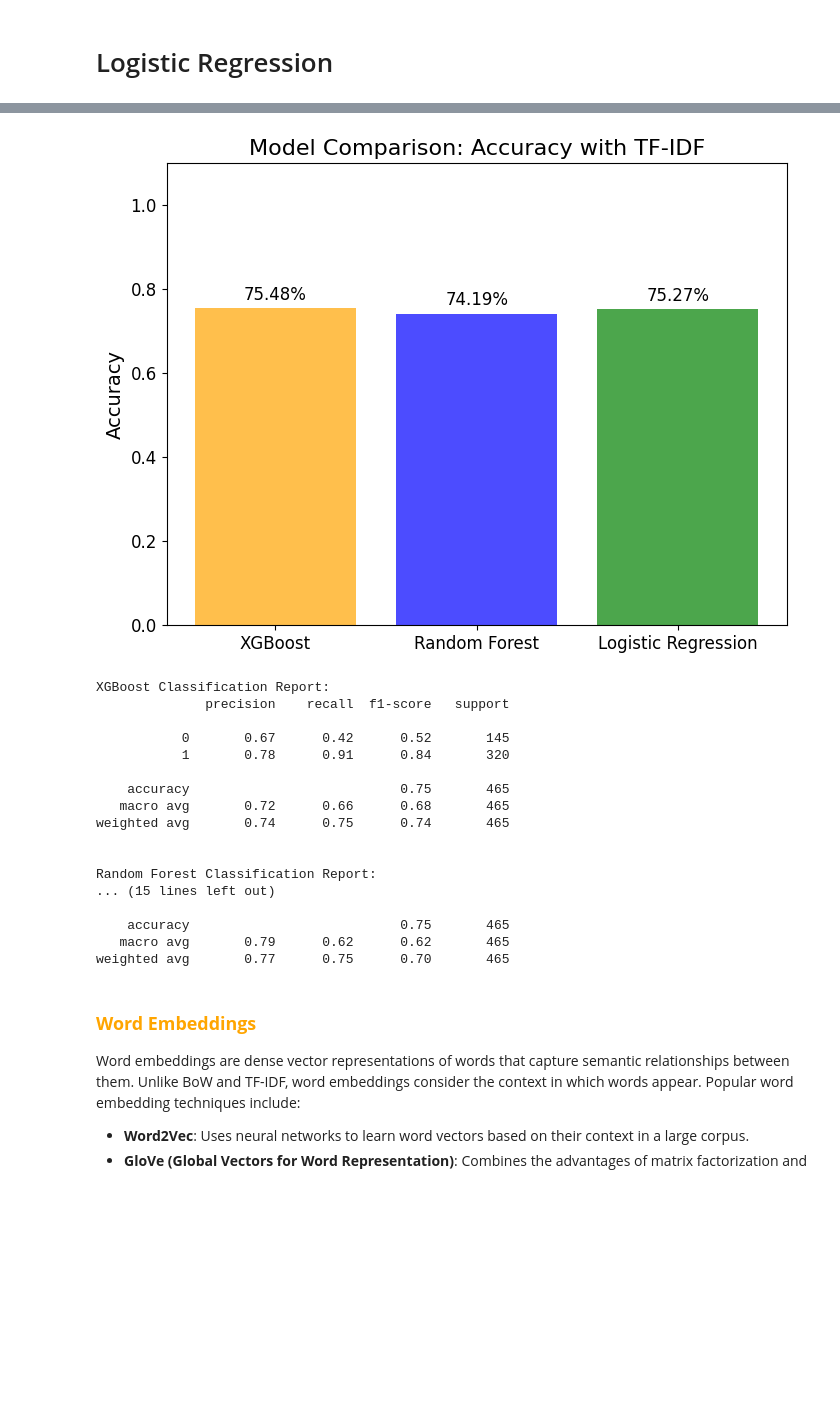
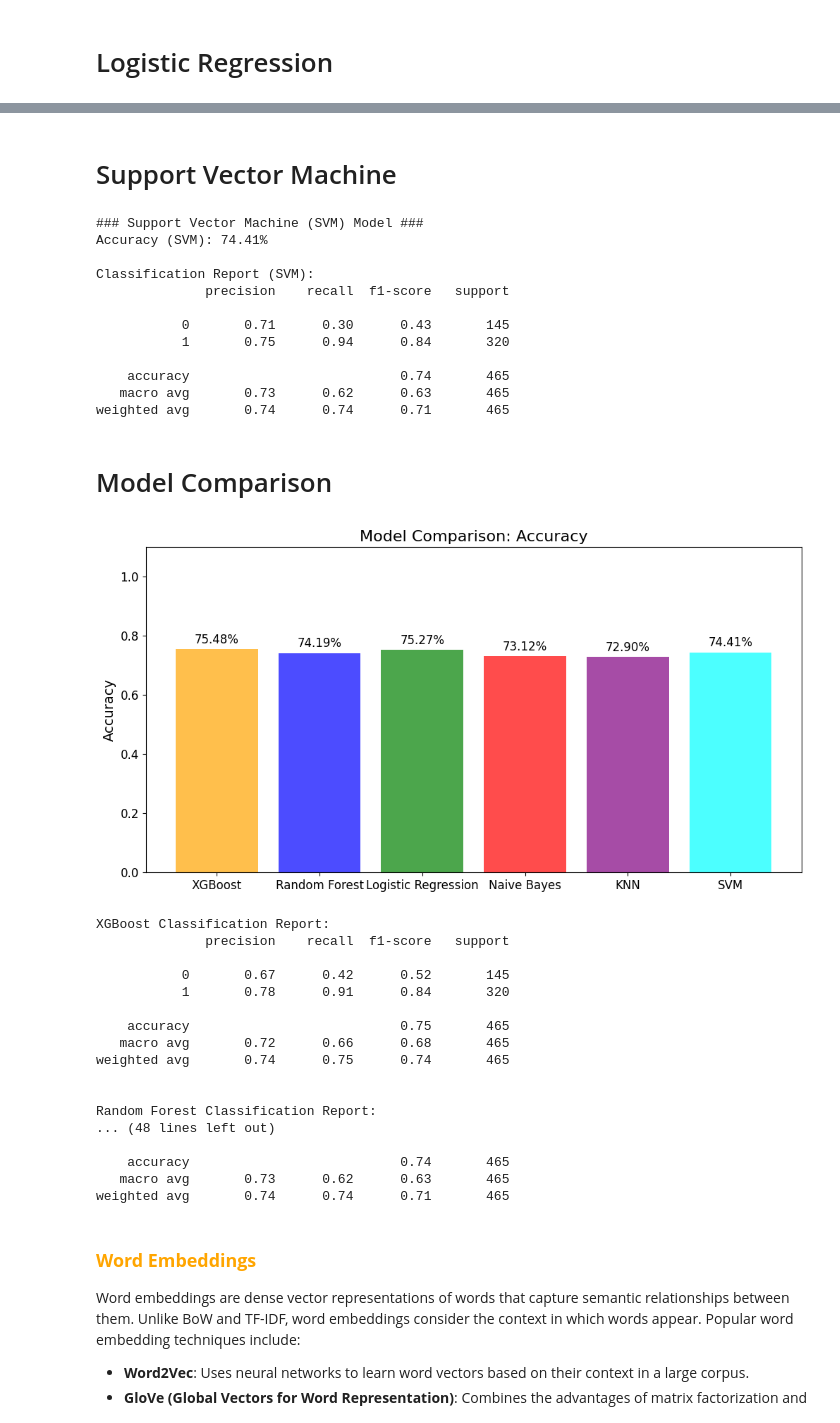
Before and after one commit to 0Taan0/AiiA_Assignment, a Jupyter notebook: Representation Techniques.ipynb, the cells around one changed output, grey strips where cells are left out. Cells and saved outputs as stored; diff of their text form; code cells hidden in the pictures; blank space fills up the shorter version.

```diff
--- a/Representation Techniques.ipynb
+++ b/Representation Techniques.ipynb
@@ -274,0 +353,7 @@ weighted avg       0.76      0.77      0.75       465
+# %%
+# Evaluate the SVM Model
+accuracy_svm = accuracy_score(y_test, y_pred_svm)
+print("### Support Vector Machine (SVM) Model ###")
+print(f"Accuracy (SVM): {accuracy_svm * 100:.2f}%")
+print("\nClassification Report (SVM):")
+print(classification_report(y_test, y_pred_svm))
@@ -453,31 +741,71 @@ accuracy_logreg = accuracy_score(y_test, y_pred_logreg)
+# %% [markdown]
+# Support Vector Machine
+# %%
+# Import necessary library
+from sklearn.svm import SVC
+# Train the SVM Model
+svm_model = SVC(kernel='sigmoid', probability=True)  # Using a linear kernel
+svm_model.fit(X_train, y_train)
+# Make Predictions with SVM
+y_pred_svm = svm_model.predict(X_test)
+# Evaluate the SVM Model
+accuracy_svm = accuracy_score(y_test, y_pred_svm)
+print("### Support Vector Machine (SVM) Model ###")
+print(f"Accuracy (SVM): {accuracy_svm * 100:.2f}%")
+print("\nClassification Report (SVM):")
+print(classification_report(y_test, y_pred_svm))
+# %% [output]
+### Support Vector Machine (SVM) Model ###
+Accuracy (SVM): 74.41%
+
+Classification Report (SVM):
+              precision    recall  f1-score   support
+
+           0       0.71      0.30      0.43       145
+           1       0.75      0.94      0.84       320
+
+    accuracy                           0.74       465
+   macro avg       0.73      0.62      0.63       465
+weighted avg       0.74      0.74      0.71       465
+# %% [markdown]
+# Model Comparison
 # %%
-# Step 6: Compare Models
-models = ['XGBoost', 'Random Forest', 'Logistic Regression']
-accuracies = [accuracy_xgb, accuracy_rf, accuracy_logreg]
+# Compare Models
+models = ['XGBoost', 'Random Forest', 'Logistic Regression', 'Naive Bayes', 'KNN', 'SVM']
+accuracies = [accuracy_xgb, accuracy_rf, accuracy_logreg, accuracy_nb, accuracy_knn, accuracy_svm]
 
-# Accuracy Bar Plot
-plt.figure(figsize=(8, 6))
-plt.bar(models, accuracies, color=['orange', 'blue', 'green'], alpha=0.7)
-plt.title('Model Comparison: Accuracy with TF-IDF', fontsize=16)
+# Display a bar plot for accuracy comparison
+plt.figure(figsize=(12, 6))
+plt.bar(models, accuracies, color=['orange', 'blue', 'green', 'red', 'purple', 'cyan'], alpha=0.7)
+plt.title('Model Comparison: Accuracy', fontsize=16)
 plt.ylabel('Accuracy', fontsize=14)
 plt.ylim(0, 1.1)
 plt.xticks(fontsize=12)
 plt.yticks(fontsize=12)
 for i, acc in enumerate(accuracies):
     plt.text(i, acc + 0.02, f"{acc*100:.2f}%", ha='center', fontsize=12)
 plt.show()
 
 # Print Detailed Classification Reports
 print("\nXGBoost Classification Report:")
 print(classification_report(y_test, y_pred_xgb))
 
 print("\nRandom Forest Classification Report:")
 print(classification_report(y_test, y_pred_rf))
 
 print("\nLogistic Regression Classification Report:")
 print(classification_report(y_test, y_pred_logreg))
+
+print("\nNaive Bayes Classification Report:")
+print(classification_report(y_test, y_pred_nb))
+
+print("\nKNN Classification Report:")
+print(classification_report(y_test, y_pred_knn))
+
+print("\nSVM Classification Report:")
+print(classification_report(y_test, y_pred_svm))
 # %% [output]
-[figure, old version]
+[figure, new version]
 XGBoost Classification Report:
               precision    recall  f1-score   support
 
@@ -490,11 +818,11 @@ weighted avg       0.74      0.75      0.74       465
 
 
 Random Forest Classification Report:
-... (15 lines left out)
+... (48 lines left out)
 
-    accuracy                           0.75       465
-   macro avg       0.79      0.62      0.62       465
-weighted avg       0.77      0.75      0.70       465
+    accuracy                           0.74       465
+   macro avg       0.73      0.62      0.63       465
+weighted avg       0.74      0.74      0.71       465
 # %% [markdown]
 ### **<span style="color: orange;">Word Embeddings</span>**
 Word embeddings are dense vector representations of words that capture semantic relationships between them. Unlike BoW and TF-IDF, word embeddings consider the context in which words appear. Popular word embedding techniques include:
```
Also changed, not shown: parts of 62 cells of this notebook.
